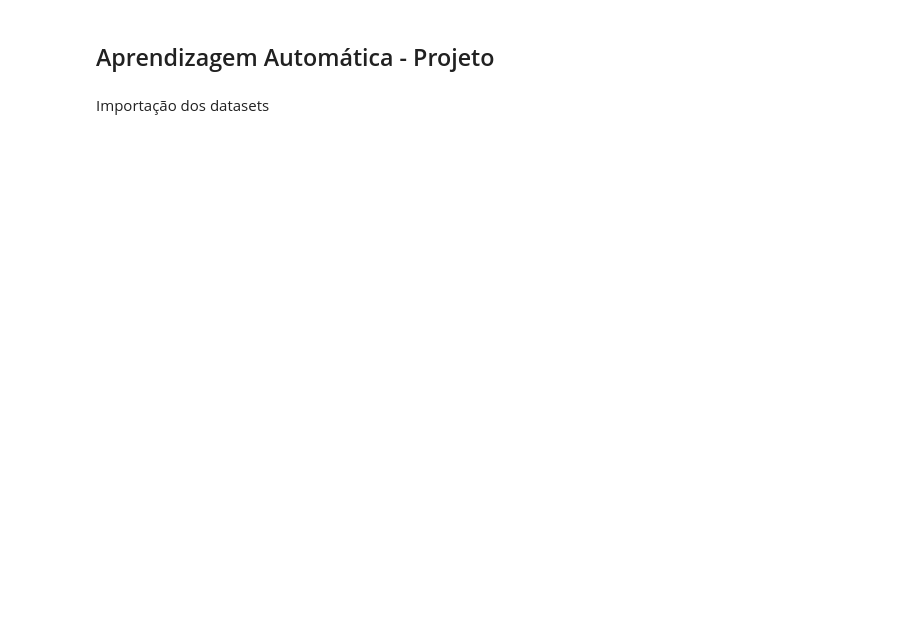
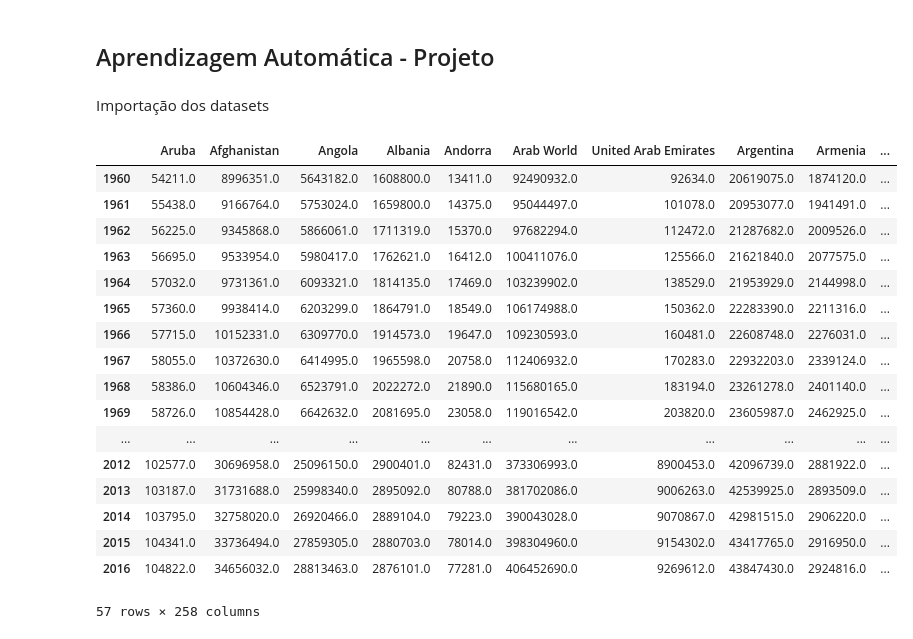
Before and after one commit to Singularitty/AAAssignments, a Jupyter notebook: Projeto/Projeto_AA.ipynb, the cells around one changed output. Cells and saved outputs as stored; diff of their text form; code cells hidden in the pictures; blank space fills up the shorter version.

Commit message:
Só preparei minimamente os dataframe

```diff
--- a/Projeto/Projeto_AA.ipynb
+++ b/Projeto/Projeto_AA.ipynb
@@ -22,9 +22,50 @@ def printRegStatistics(truth, preds):
     print("The Correlation Score is is: %6.4f (p-value=%e)\n"%(corr,pval))
     print("The Maximum Error is is: ", max_error(truth, preds))
     print("The Mean Absolute Error is: ", mean_absolute_error(truth, preds))
+
+
+#Função que escolha o dataframe até um certo ano apenas, que remove os países que contenham nan nesse intervalo de tempo
+
+def indexing(dataf, ano_i):
+    X_list=dataf.drop(columns=dataf.iloc[:,[1,2,3]]+dataf.loc[:,[str(i) for i in range(1960,ano_i)]])
+    X_list=X_list.dropna().T
+    X_list=X_list.rename(columns=X_list.iloc[0]).drop(X_list.index[0])
+    return X_list
 # %% [markdown]
 Importação dos datasets
 # %%
 fertility = pd.read_csv("fertility_rate.csv")
 population= pd.read_csv("country_population.csv")
 expectancy = pd.read_csv("life_expectancy.csv")
+
+#Criar os data frames
+
+X_fert=indexing(fertility, 1960)
+X_pop=indexing(population, 1960)
+X_exp=indexing(expectancy, 1960)
+
+#Converter para numpy array
+Xc_fert= X_fert.to_numpy()
+Xc_pop= X_pop.to_numpy()
+Xc_exp= X_exp.to_numpy()
+
+X_pop
+# %% [output]
+|  | Aruba | Afghanistan | Angola | Albania | Andorra | Arab World | United Arab Emirates | Argentina | Armenia | ... |
+| 1960 | 54211.0 | 8996351.0 | 5643182.0 | 1608800.0 | 13411.0 | 92490932.0 | 92634.0 | 20619075.0 | 1874120.0 | ... |
+| 1961 | 55438.0 | 9166764.0 | 5753024.0 | 1659800.0 | 14375.0 | 95044497.0 | 101078.0 | 20953077.0 | 1941491.0 | ... |
+| 1962 | 56225.0 | 9345868.0 | 5866061.0 | 1711319.0 | 15370.0 | 97682294.0 | 112472.0 | 21287682.0 | 2009526.0 | ... |
+| 1963 | 56695.0 | 9533954.0 | 5980417.0 | 1762621.0 | 16412.0 | 100411076.0 | 125566.0 | 21621840.0 | 2077575.0 | ... |
+| 1964 | 57032.0 | 9731361.0 | 6093321.0 | 1814135.0 | 17469.0 | 103239902.0 | 138529.0 | 21953929.0 | 2144998.0 | ... |
+| 1965 | 57360.0 | 9938414.0 | 6203299.0 | 1864791.0 | 18549.0 | 106174988.0 | 150362.0 | 22283390.0 | 2211316.0 | ... |
+| 1966 | 57715.0 | 10152331.0 | 6309770.0 | 1914573.0 | 19647.0 | 109230593.0 | 160481.0 | 22608748.0 | 2276031.0 | ... |
+| 1967 | 58055.0 | 10372630.0 | 6414995.0 | 1965598.0 | 20758.0 | 112406932.0 | 170283.0 | 22932203.0 | 2339124.0 | ... |
+| 1968 | 58386.0 | 10604346.0 | 6523791.0 | 2022272.0 | 21890.0 | 115680165.0 | 183194.0 | 23261278.0 | 2401140.0 | ... |
+| 1969 | 58726.0 | 10854428.0 | 6642632.0 | 2081695.0 | 23058.0 | 119016542.0 | 203820.0 | 23605987.0 | 2462925.0 | ... |
+| ... | ... | ... | ... | ... | ... | ... | ... | ... | ... | ... |
+| 2012 | 102577.0 | 30696958.0 | 25096150.0 | 2900401.0 | 82431.0 | 373306993.0 | 8900453.0 | 42096739.0 | 2881922.0 | ... |
+| 2013 | 103187.0 | 31731688.0 | 25998340.0 | 2895092.0 | 80788.0 | 381702086.0 | 9006263.0 | 42539925.0 | 2893509.0 | ... |
+| 2014 | 103795.0 | 32758020.0 | 26920466.0 | 2889104.0 | 79223.0 | 390043028.0 | 9070867.0 | 42981515.0 | 2906220.0 | ... |
+| 2015 | 104341.0 | 33736494.0 | 27859305.0 | 2880703.0 | 78014.0 | 398304960.0 | 9154302.0 | 43417765.0 | 2916950.0 | ... |
+| 2016 | 104822.0 | 34656032.0 | 28813463.0 | 2876101.0 | 77281.0 | 406452690.0 | 9269612.0 | 43847430.0 | 2924816.0 | ... |
+57 rows × 258 columns
```
